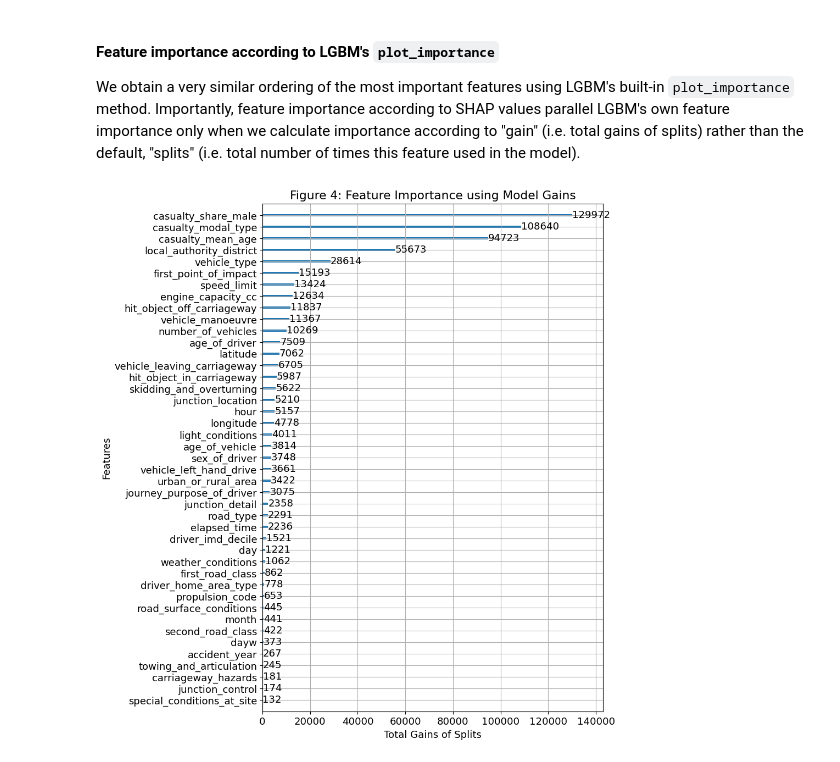
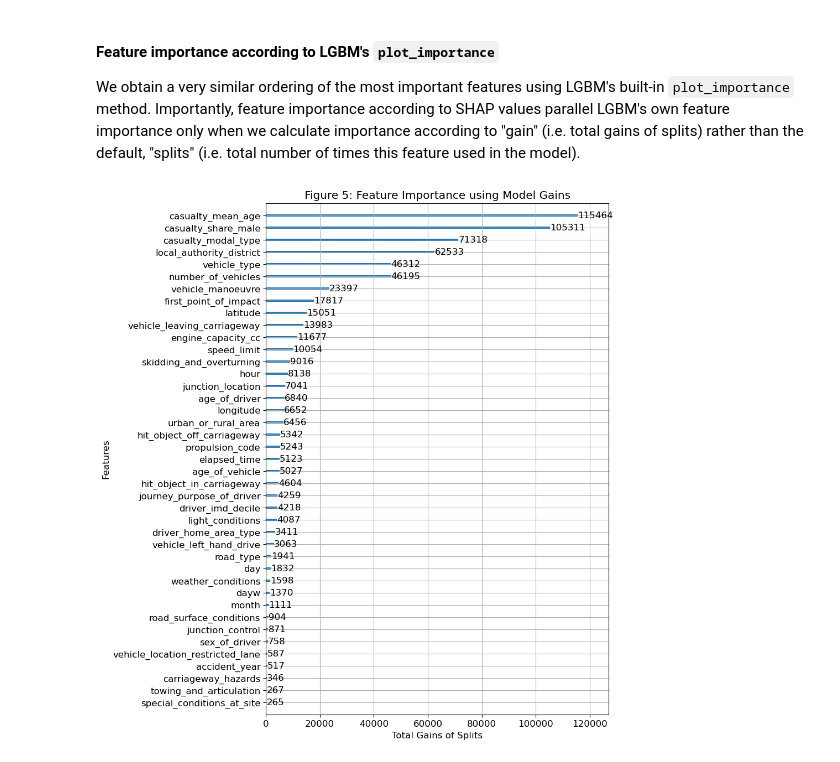
Before and after one commit to kingjosephm/gb_vehicle_injuries, a Jupyter notebook: analysis.ipynb, the cells around one changed output. Cells and saved outputs as stored; diff of their text form; code cells hidden in the pictures.

Commit message:
updated analysis.ipynb with corrected casualty features and casting categorical features ahead of time to category

```diff
--- a/analysis.ipynb
+++ b/analysis.ipynb
@@ -1,19 +1,21 @@
 # %%
 import pandas as pd
-from utils import read_data
+from utils import read_data, categorical_features
 from sklearn.model_selection import train_test_split
 import lightgbm as lgb
 import matplotlib.pyplot as plt
+import matplotlib as mpl
 import seaborn as sns
 from time import time
 from typing import List
 import warnings
 import optuna
 from optuna.samplers import TPESampler
+from dython.nominal import associations
 
 pd.set_option('display.max_rows', 150)
 pd.set_option('display.max_columns', 150)
-plt.rcParams.update({'font.size': 13})
+plt.rcParams.update({'font.size': 12})
 
 warnings.filterwarnings("ignore", category=UserWarning)
 warnings.filterwarnings("ignore", message=".*The 'nopython' keyword.*")  # silences 'numba.jit' decoder error
@@ -200,12 +243,10 @@ Either way, I use a 20% holdout set to evaluate the hyperparameters of a given m
 # %%
-features = data_config['categorical_features'] + data_config['numeric_features']
-
-# First holdout
-X_train, X_val, y_train, y_val = train_test_split(df[features],
-                                                    df[data_config['target_feature']],
+prediction_features = [i for i in df.columns if "casualty_worst" not in i]
+X_train, X_val, y_train, y_val = train_test_split(df[prediction_features],
+                                                    df['casualty_worst'],
                                                     test_size=0.2,
                                                     random_state=123,
-                                                    stratify=df[data_config['target_feature']],
+                                                    stratify=df['casualty_worst'],
                                                     shuffle=True)
 # %%
 print(X_train.shape)
@@ -244,12 +285,10 @@ def objective(trial: optuna.Trial, X_train: pd.DataFrame, X_val: pd.DataFrame,
     # Note - LGBM seems to prefer dataset instantiation per trial, else generates errors
     train = lgb.Dataset(data=X_train,
                     label=y_train,
-                    categorical_feature=data_config['categorical_features'],
                     free_raw_data=False)
 
     validation = lgb.Dataset(data=X_val,
                              label=y_val,
-                             categorical_feature=data_config['categorical_features'],
                              free_raw_data=False)
 
     # Hyperparameters to search
@@ -313,12 +352,10 @@ Now that we have learned the optimal hyperparameters from above, we plug this in
 # %%
 train = lgb.Dataset(data=X_train,
                     label=y_train,
-                    categorical_feature=data_config['categorical_features'],
                     free_raw_data=False)
 
 validation = lgb.Dataset(data=X_val,
                          label=y_val,
-                         categorical_feature=data_config['categorical_features'],
                          free_raw_data=False)
 # %%
 # Combine best hyperparameters with other necessary model params
@@ -429,7 +466,7 @@ plt.show()
 We obtain a very similar ordering of the most important features using LGBM's built-in `plot_importance` method. Importantly, feature importance according to SHAP values parallel LGBM's own feature importance only when we calculate importance according to "gain" (i.e. total gains of splits) rather than the default, "splits" (i.e. total number of times this feature used in the model).
 # %%
 lgb.plot_importance(bst, figsize=(8,12), importance_type='gain', xlabel='Total Gains of Splits',
-                    precision=0, title="Figure 4: Feature Importance using Model Gains")
+                    precision=0, title="Figure 5: Feature Importance using Model Gains")
 plt.show()
 # %% [output]
-[figure, old version]
+[figure, new version]
```
Also changed, not shown: parts of 30 cells of this notebook.
